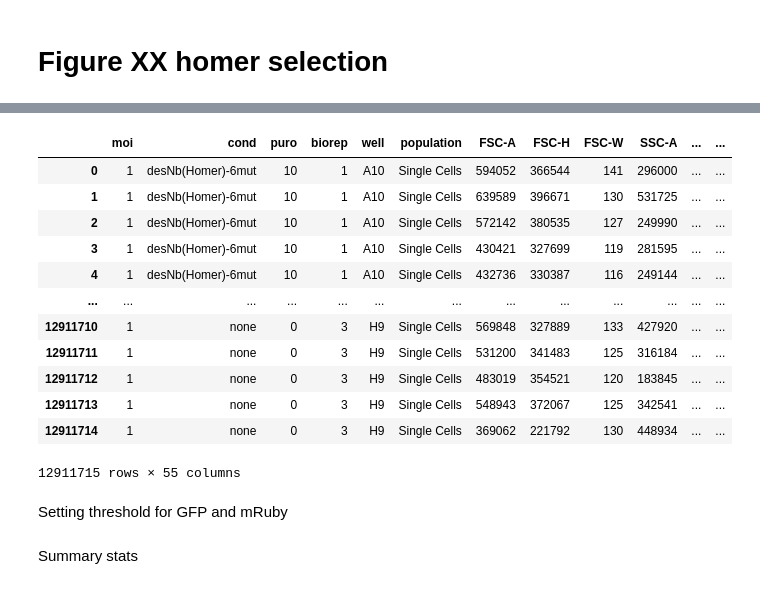
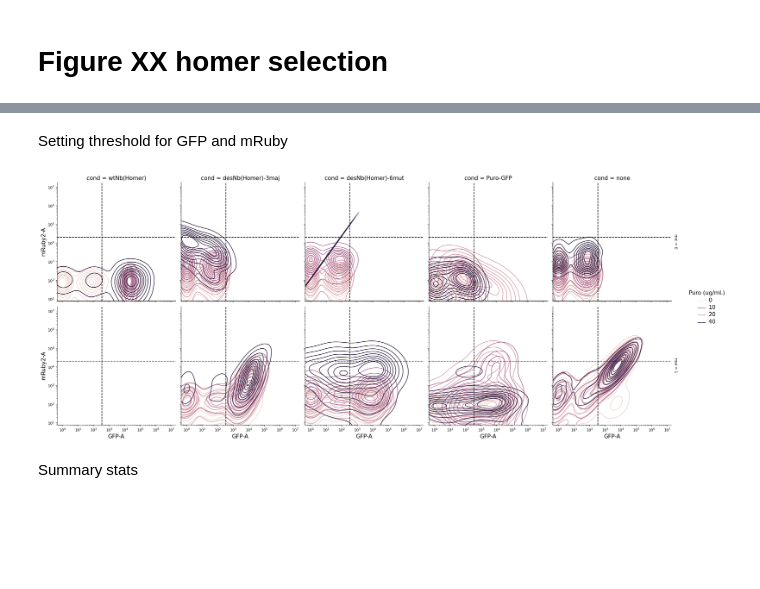
Before and after one commit to GallowayLabMIT/dasit_manuscript, a Jupyter notebook: Figure_XX_homer/homer_nb_selection.ipynb, the cells around one changed output, grey strips where cells are left out. Drawn from its saved outputs; the diff is of its cells as text; code cells hidden in the pictures; blank space fills up the shorter version.

Commit message:
updating homer nb

```diff
--- a/Figure_XX_homer/homer_nb_selection.ipynb
+++ b/Figure_XX_homer/homer_nb_selection.ipynb
@@ -47,10 +44,3 @@ df_3_wt = rd.flow.load_csv_with_metadata(data_path_3_wt, yaml_path_3_wt)
 df_ctrls = rd.flow.load_csv_with_metadata(data_path_ctrls, yaml_path_ctrls)
 # %%
 df = pd.concat([df_1_2, df_3_wt, df_ctrls], ignore_index=True)
-# %%
-df.loc[df['GFP-A'] <=0, 'GFP-A'] = 1
-df.loc[df['GFP-H'] <=0, 'GFP-H'] = 1
-df.loc[df['mRuby2-A'] <=0, 'mRuby2-A'] = 1
-df.loc[df['mRuby2-H'] <=0, 'mRuby2-H'] = 1
-df.loc[df['iRFP670-A'] <=0, 'iRFP670-A'] = 1
-df.loc[df['iRFP670-H'] <=0, 'iRFP670-H'] = 1
@@ -57,22 +54,8 @@ df.loc[df['iRFP670-H'] <=0, 'iRFP670-H'] = 1
+# %%
+df_log_friendly = df.loc[( df["GFP-A"] > 0) & (df["mRuby2-A"] > 0)]
 # %%
 numSamples = 10**4
-small_data_all = df.groupby(['cond']).sample(n=numSamples, random_state=1)
+small_data_all = df_log_friendly.groupby(['cond']).sample(n=numSamples, random_state=1)
-# %%
-df
-# %% [output]
-|  | moi | cond | puro | biorep | well | population | FSC-A | FSC-H | FSC-W | SSC-A | ... | ... |
-| 0 | 1 | desNb(Homer)-6mut | 10 | 1 | A10 | Single Cells | 594052 | 366544 | 141 | 296000 | ... | ... |
-| 1 | 1 | desNb(Homer)-6mut | 10 | 1 | A10 | Single Cells | 639589 | 396671 | 130 | 531725 | ... | ... |
-| 2 | 1 | desNb(Homer)-6mut | 10 | 1 | A10 | Single Cells | 572142 | 380535 | 127 | 249990 | ... | ... |
-| 3 | 1 | desNb(Homer)-6mut | 10 | 1 | A10 | Single Cells | 430421 | 327699 | 119 | 281595 | ... | ... |
-| 4 | 1 | desNb(Homer)-6mut | 10 | 1 | A10 | Single Cells | 432736 | 330387 | 116 | 249144 | ... | ... |
-| ... | ... | ... | ... | ... | ... | ... | ... | ... | ... | ... | ... | ... |
-| 12911710 | 1 | none | 0 | 3 | H9 | Single Cells | 569848 | 327889 | 133 | 427920 | ... | ... |
-| 12911711 | 1 | none | 0 | 3 | H9 | Single Cells | 531200 | 341483 | 125 | 316184 | ... | ... |
-| 12911712 | 1 | none | 0 | 3 | H9 | Single Cells | 483019 | 354521 | 120 | 183845 | ... | ... |
-| 12911713 | 1 | none | 0 | 3 | H9 | Single Cells | 548943 | 372067 | 125 | 342541 | ... | ... |
-| 12911714 | 1 | none | 0 | 3 | H9 | Single Cells | 369062 | 221792 | 130 | 448934 | ... | ... |
-12911715 rows × 55 columns
 # %%
 df_no_GFP = df[(df['moi'] == 0)& (df['cond'] != 'Puro-GFP')]
 df_no_mruby = df[df['cond'] == 'none']
@@ -81,24 +64,26 @@ mruby_threshold = df_no_mruby['mRuby2-A'].quantile(0.9995)
 # %% [markdown]
 Setting threshold for GFP and mRuby
 # %%
-# cond_order = ['wtNb(Homer)', 'desNb(Homer)-3maj', 'desNb(Homer)-6mut', 'Puro-GFP', 'none']
-# small_data_all['cond'] = pd.Categorical(
-#     small_data_all['cond'],
-#     categories=cond_order,
-#     ordered=True
-# )
+cond_order = ['wtNb(Homer)', 'desNb(Homer)-3maj', 'desNb(Homer)-6mut', 'Puro-GFP', 'none']
+small_data_all['cond'] = pd.Categorical(
+    small_data_all['cond'],
+    categories=cond_order,
+    ordered=True
+)
 
-# g = sns.displot(data = small_data_all, x = 'GFP-A', y = 'mRuby2-A', hue = 'puro', row = 'moi',col = 'cond', log_scale=True, common_norm=False, kind='kde', facet_kws=dict(margin_titles=True))
-# ax_vlines = [ax.axvline(gfp_threshold, color='black', linestyle='--') for ax in g.axes.flatten()]
-# ax_hlines = [ax.axhline(mruby_threshold, color='black', linestyle='--') for ax in g.axes.flatten()]
-# ax_xfontsizes = [ax.set_xlabel(ax.get_xlabel(), fontsize=15) for ax in g.axes.flatten()]
-# ax_yfontsizes = [ax.set_ylabel(ax.get_ylabel(), fontsize=15) for ax in g.axes.flatten()]
-# ax_titles = [ax.set_title(ax.get_title(), fontsize=15) for ax in g.axes.flatten()]
-# ax_row_titles = [ax.set_title(ax.get_title(), fontsize=15) for ax in g.axes[:,0]]
+g = sns.displot(data = small_data_all, x = 'GFP-A', y = 'mRuby2-A', hue = 'puro', row = 'moi',col = 'cond', log_scale=True, common_norm=False, kind='kde', facet_kws=dict(margin_titles=True))
+ax_vlines = [ax.axvline(gfp_threshold, color='black', linestyle='--') for ax in g.axes.flatten()]
+ax_hlines = [ax.axhline(mruby_threshold, color='black', linestyle='--') for ax in g.axes.flatten()]
+ax_xfontsizes = [ax.set_xlabel(ax.get_xlabel(), fontsize=15) for ax in g.axes.flatten()]
+ax_yfontsizes = [ax.set_ylabel(ax.get_ylabel(), fontsize=15) for ax in g.axes.flatten()]
+ax_titles = [ax.set_title(ax.get_title(), fontsize=15) for ax in g.axes.flatten()]
+ax_row_titles = [ax.set_title(ax.get_title(), fontsize=15) for ax in g.axes[:,0]]
 
-# # Change the legend title
-# g.legend.set_title("Puro (ug/mL)")
+# Change the legend title
+g.legend.set_title("Puro (ug/mL)")
 
-# # Change font sizes
-# plt.setp(g.legend.get_texts(), fontsize=15)
-# g.legend.get_title().set_fontsize(15)
+# Change font sizes
+plt.setp(g.legend.get_texts(), fontsize=15)
+g.legend.get_title().set_fontsize(15)
+# %% [output]
+[figure, added]
```
Also changed, not shown: parts of 5 cells of this notebook.
